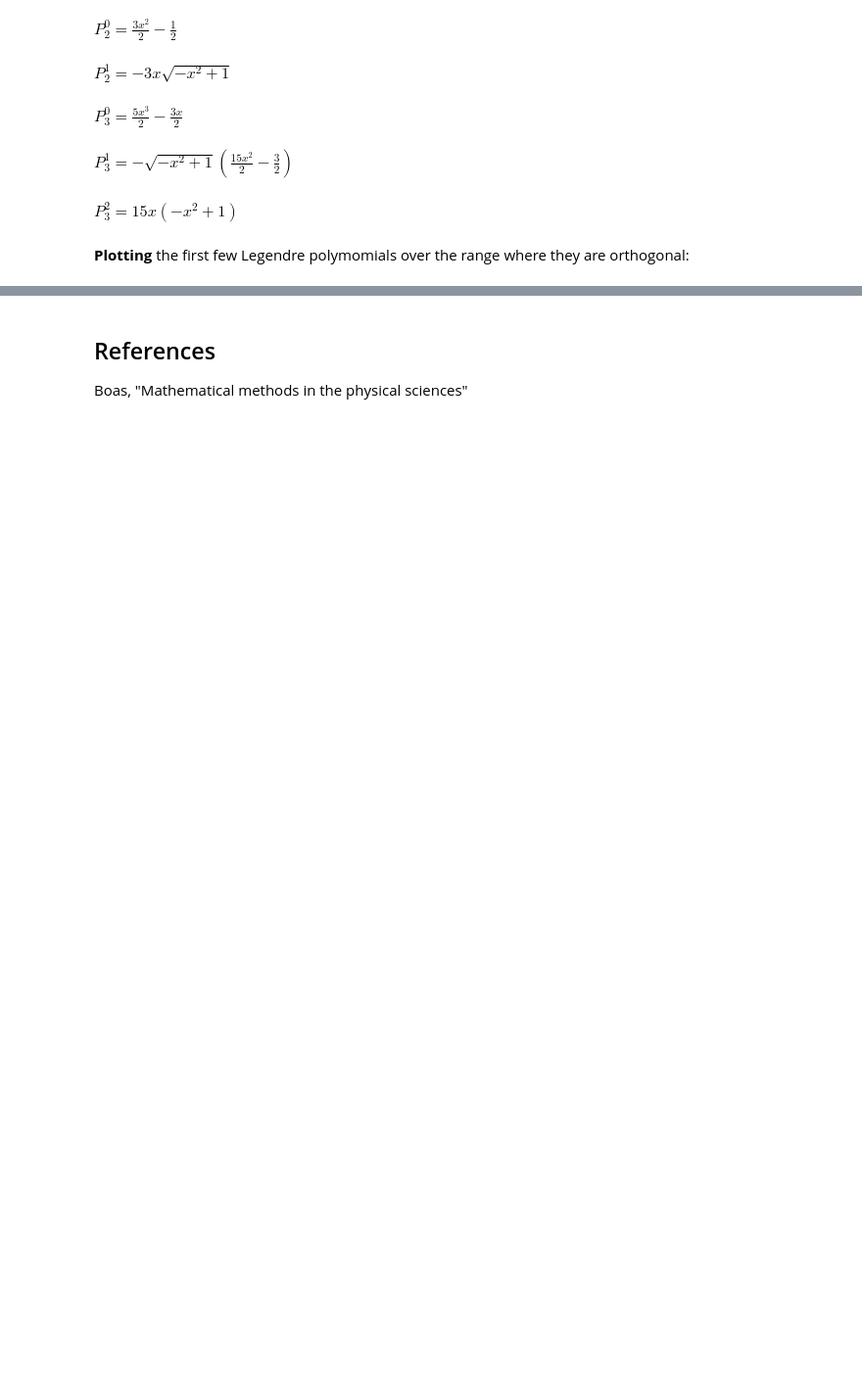
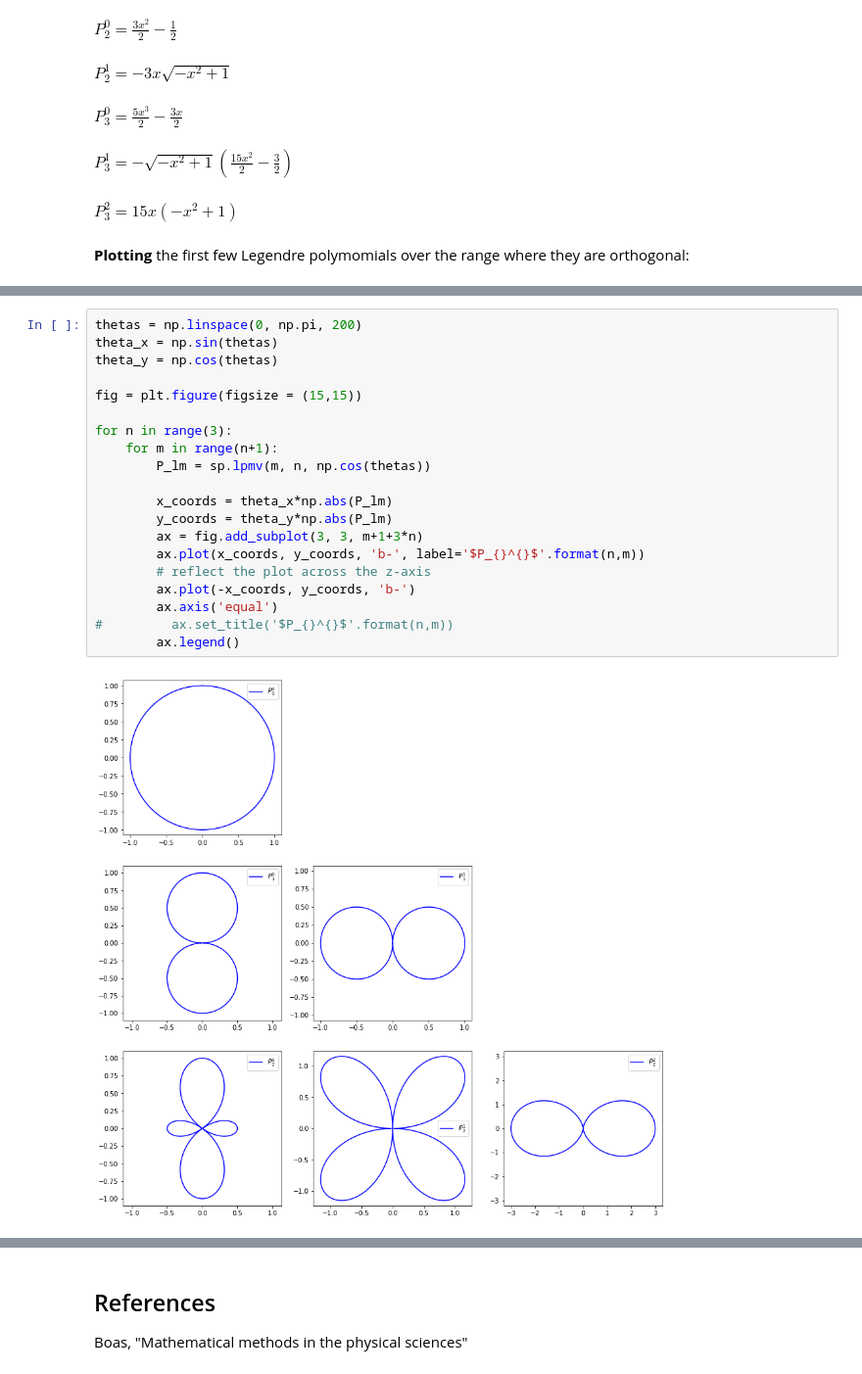
Before and after one commit to colinleach/astro-Jupyter, a Jupyter notebook: math/Legendre.ipynb, the cells around one changed output, grey strips where cells are left out. Shown at 98% size. Saved outputs shown, nothing was run; the diff lists cells and outputs as text; blank space fills up the shorter version.

```diff
--- a/math/Legendre.ipynb
+++ b/math/Legendre.ipynb
@@ -192,3 +215,25 @@ plt.grid(True)
+# %%
+thetas = np.linspace(0, np.pi, 200)
+theta_x = np.sin(thetas)
+theta_y = np.cos(thetas)
+
+fig = plt.figure(figsize = (15,15))
+
+for n in range(3):
+    for m in range(n+1):
+        P_lm = sp.lpmv(m, n, np.cos(thetas))
+
+        x_coords = theta_x*np.abs(P_lm)
+        y_coords = theta_y*np.abs(P_lm)
+        ax = fig.add_subplot(3, 3, m+1+3*n)
+        ax.plot(x_coords, y_coords, 'b-', label='$P_{}^{}$'.format(n,m))
+        # reflect the plot across the z-axis
+        ax.plot(-x_coords, y_coords, 'b-')
+        ax.axis('equal')
+#         ax.set_title('$P_{}^{}$'.format(n,m))
+        ax.legend()
+# %% [output]
+[figure, added]
 # %% [markdown]
 <a id='refs'></a>
 # %% [markdown]
```
Also changed, not shown: parts of 6 cells of this notebook.
